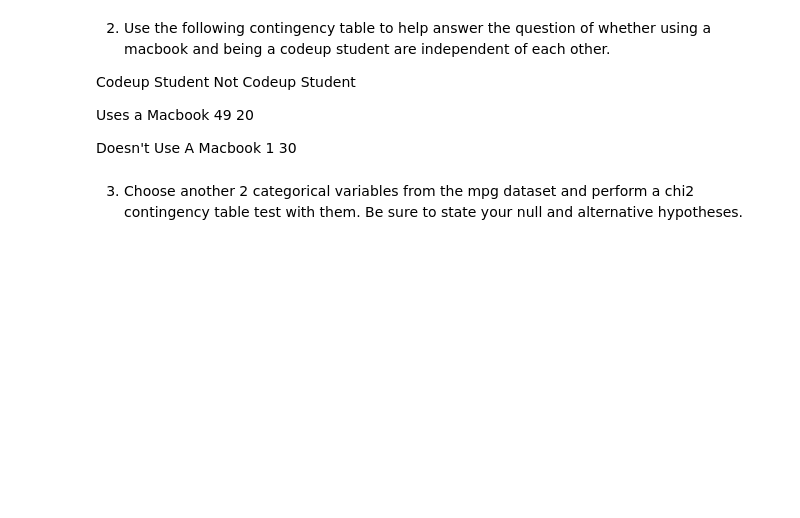
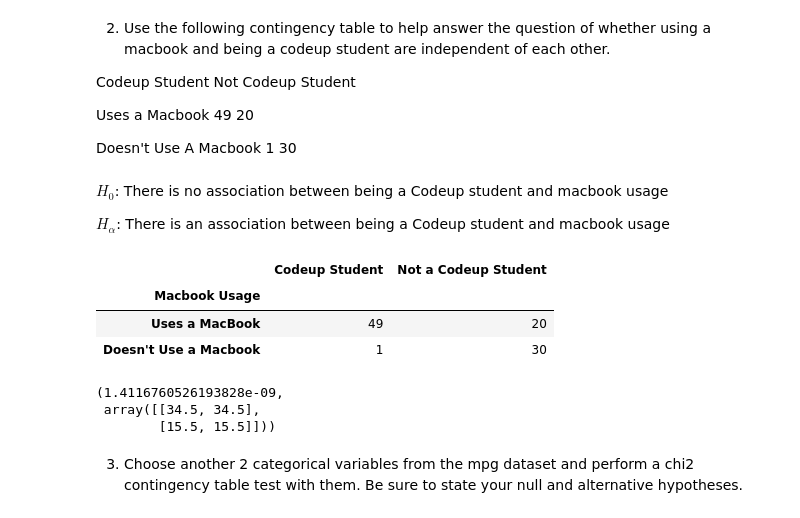
Before and after one commit to wilson-velasco/statistics-exercises, a Jupyter notebook: hypothesis_testing.ipynb, the cells around one changed output. Saved outputs shown, nothing was run; the diff lists cells and outputs as text; code cells hidden in the pictures; blank space fills up the shorter version.

```diff
--- a/hypothesis_testing.ipynb
+++ b/hypothesis_testing.ipynb
@@ -537,3 +537,30 @@ Codeup Student	Not Codeup Student
 Uses a Macbook 49 20
 
 Doesn't Use A Macbook 1 30
+# %% [markdown]
+$H_0$: There is no association between being a Codeup student and macbook usage
+
+$H_\alpha$: There is an association between being a Codeup student and macbook usage
+# %%
+# Create the Dataframe first
+
+df = pd.DataFrame({
+    'Macbook Usage': ['Uses a MacBook', 'Doesn\'t Use a Macbook'],
+    'Codeup Student': [49, 1],
+    'Not a Codeup Student': [20, 30]
+}).set_index('Macbook Usage')
+
+df
+# %% [output]
+|  | Codeup Student | Not a Codeup Student |
+| Macbook Usage |  |  |
+| Uses a MacBook | 49 | 20 |
+| Doesn't Use a Macbook | 1 | 30 |
+# %%
+chi2, p, degf, expected = stats.chi2_contingency(df)
+
+p, expected
+# %% [output]
+(1.4116760526193828e-09,
+ array([[34.5, 34.5],
+        [15.5, 15.5]]))
```
Also changed, not shown: parts of 18 cells of this notebook.
